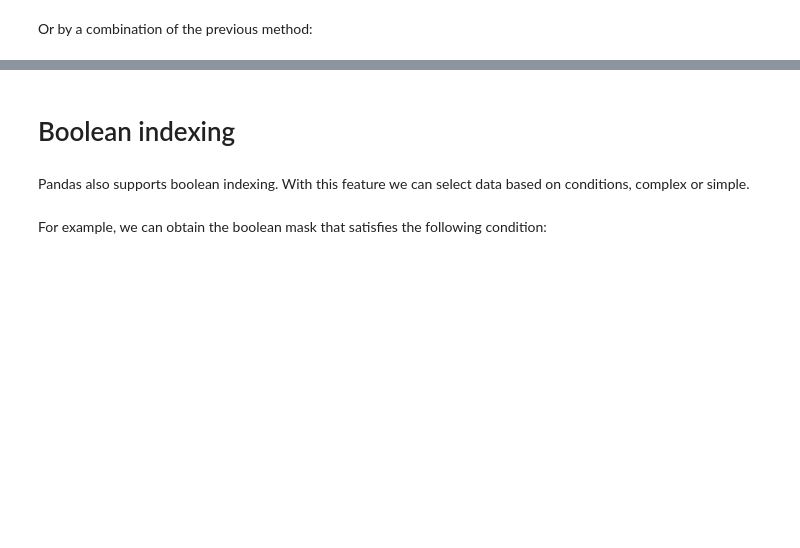
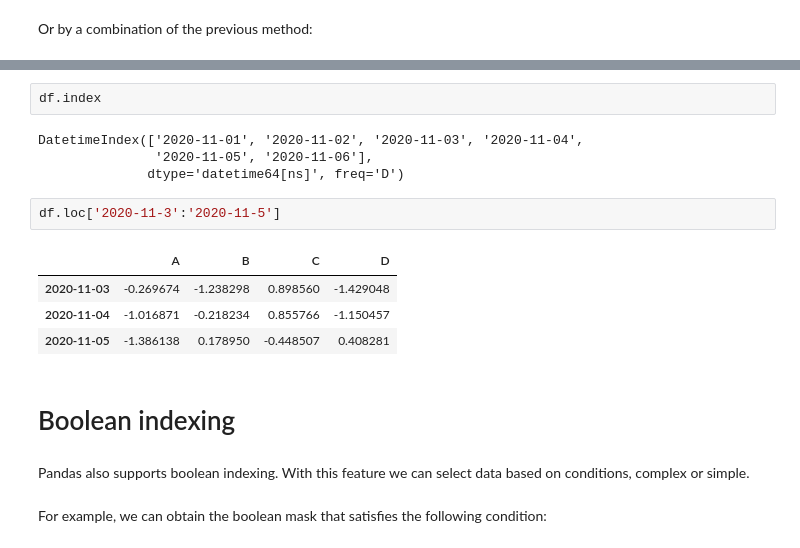
Before and after one commit to espsrc/somachine2021, a Jupyter notebook: tutorials/tutorial_01_ML/tutorial_01_ML.ipynb, the cells around one changed output, grey strips where cells are left out. Saved outputs shown, nothing was run; the diff lists cells and outputs as text; blank space fills up the shorter version.

```diff
--- a/tutorials/tutorial_01_ML/tutorial_01_ML.ipynb
+++ b/tutorials/tutorial_01_ML/tutorial_01_ML.ipynb
@@ -107,3 +210,16 @@ df.iloc[:, 1:3]
+# %%
+df.index
+# %% [output]
+DatetimeIndex(['2020-11-01', '2020-11-02', '2020-11-03', '2020-11-04',
+               '2020-11-05', '2020-11-06'],
+              dtype='datetime64[ns]', freq='D')
+# %%
+df.loc['2020-11-3':'2020-11-5']
+# %% [output]
+|  | A | B | C | D |
+| 2020-11-03 | -0.269674 | -1.238298 | 0.898560 | -1.429048 |
+| 2020-11-04 | -1.016871 | -0.218234 | 0.855766 | -1.150457 |
+| 2020-11-05 | -1.386138 | 0.178950 | -0.448507 | 0.408281 |
 # %% [markdown]
 # Boolean indexing
 # %% [markdown]
```
Also changed, not shown: parts of 71 cells of this notebook.
